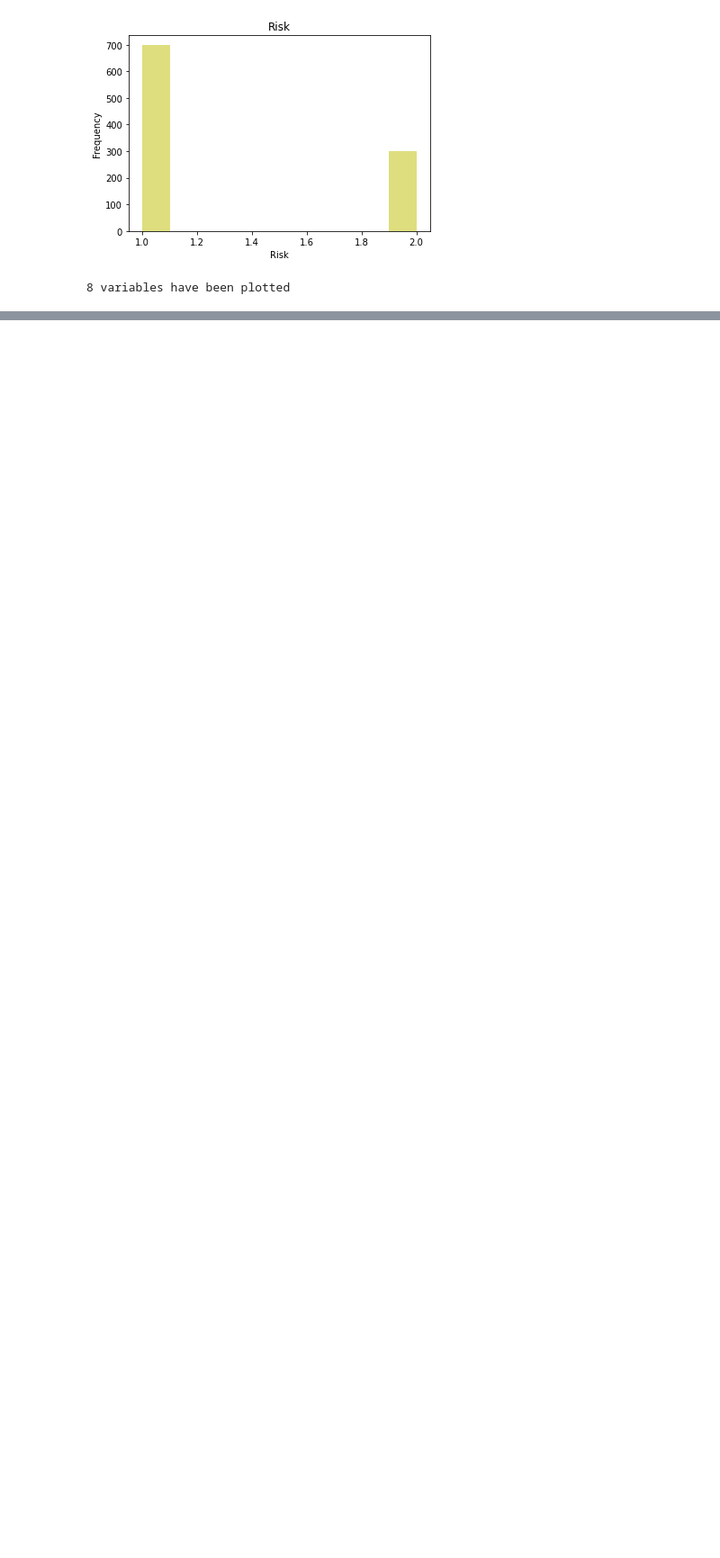
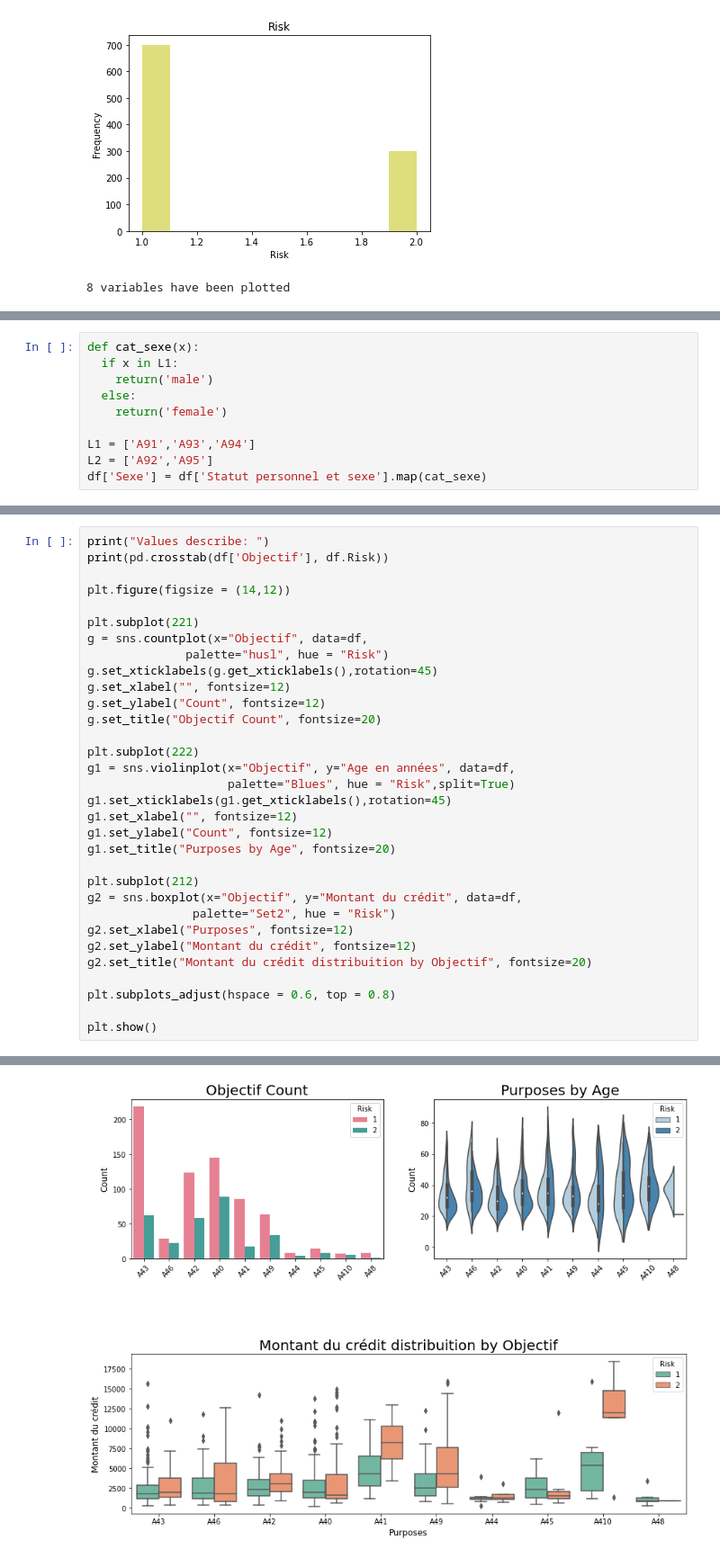
Before and after one commit to Erifai/SupervisedLearningProjectM2, a Jupyter notebook: SupervisedLearningProjectM2.ipynb, the cells around one changed output, grey strips where cells are left out. Shown at 90% size. Cells and saved outputs as stored; diff of their text form; blank space fills up the shorter version.

```diff
--- a/SupervisedLearningProjectM2.ipynb
+++ b/SupervisedLearningProjectM2.ipynb
@@ -216,0 +399,10 @@ Number of Numerical Variable:  8
+# %%
+def cat_sexe(x):
+  if x in L1:
+    return('male')
+  else:
+    return('female')
+
+L1 = ['A91','A93','A94']
+L2 = ['A92','A95']
+df['Sexe'] = df['Statut personnel et sexe'].map(cat_sexe)
@@ -216,0 +497,33 @@ Number of Numerical Variable:  8
+# %%
+print("Values describe: ")
+print(pd.crosstab(df['Objectif'], df.Risk))
+
+plt.figure(figsize = (14,12))
+
+plt.subplot(221)
+g = sns.countplot(x="Objectif", data=df,
+              palette="husl", hue = "Risk")
+g.set_xticklabels(g.get_xticklabels(),rotation=45)
+g.set_xlabel("", fontsize=12)
+g.set_ylabel("Count", fontsize=12)
+g.set_title("Objectif Count", fontsize=20)
+
+plt.subplot(222)
+g1 = sns.violinplot(x="Objectif", y="Age en années", data=df,
+                    palette="Blues", hue = "Risk",split=True)
+g1.set_xticklabels(g1.get_xticklabels(),rotation=45)
+g1.set_xlabel("", fontsize=12)
+g1.set_ylabel("Count", fontsize=12)
+g1.set_title("Purposes by Age", fontsize=20)
+
+plt.subplot(212)
+g2 = sns.boxplot(x="Objectif", y="Montant du crédit", data=df,
+               palette="Set2", hue = "Risk")
+g2.set_xlabel("Purposes", fontsize=12)
+g2.set_ylabel("Montant du crédit", fontsize=12)
+g2.set_title("Montant du crédit distribuition by Objectif", fontsize=20)
+
+plt.subplots_adjust(hspace = 0.6, top = 0.8)
+
+plt.show()
+# %% [output]
@@ -216,0 +543 @@ Number of Numerical Variable:  8
+[figure, added]
```
Also changed, not shown: parts of 16 cells of this notebook.
